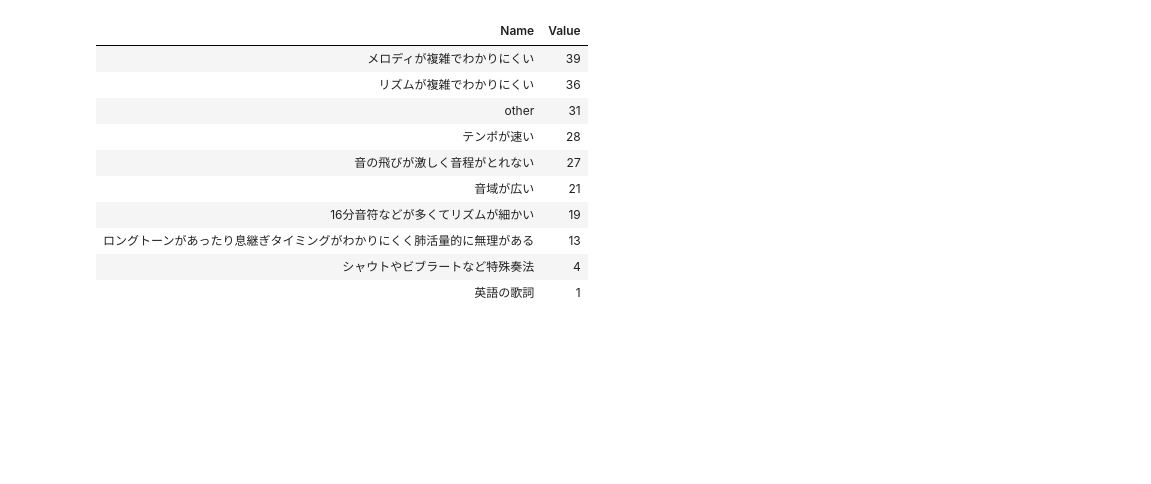
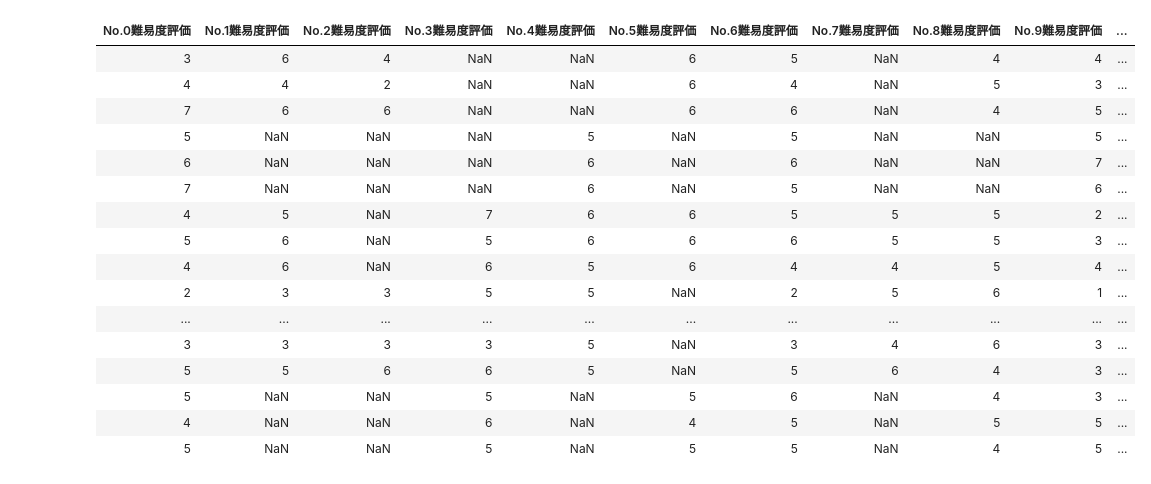
Before and after one commit to yamathcy/sotsuken, a Jupyter notebook: Untitled1.ipynb, the cells around one changed output. Cells and saved outputs as stored; diff of their text form; code cells hidden in the pictures; blank space fills up the shorter version.

```diff
--- a/Untitled1.ipynb
+++ b/Untitled1.ipynb
@@ -14,16 +14,2 @@ The downloaded binary packages are in
 # %%
 library(polycor)
-# %%
-read.csv("s.csv")
-# %% [output]
-| Name | Value |
-| メロディが複雑でわかりにくい | 39 |
-| リズムが複雑でわかりにくい | 36 |
-| other | 31 |
-| テンポが速い | 28 |
-| 音の飛びが激しく音程がとれない | 27 |
-| 音域が広い | 21 |
-| 16分音符などが多くてリズムが細かい | 19 |
-| ロングトーンがあったり息継ぎタイミングがわかりにくく肺活量的に無理がある | 13 |
-| シャウトやビブラートなど特殊奏法 | 4 |
-| 英語の歌詞 | 1 |
@@ -31,0 +16,22 @@ polychor
+# %%
+df <- read.csv("jikken2.csv")
+# %%
+df
+# %% [output]
+| No.0難易度評価 | No.1難易度評価 | No.2難易度評価 | No.3難易度評価 | No.4難易度評価 | No.5難易度評価 | No.6難易度評価 | No.7難易度評価 | No.8難易度評価 | No.9難易度評価 | ... |
+| 3 | 6 | 4 | NaN | NaN | 6 | 5 | NaN | 4 | 4 | ... |
+| 4 | 4 | 2 | NaN | NaN | 6 | 4 | NaN | 5 | 3 | ... |
+| 7 | 6 | 6 | NaN | NaN | 6 | 6 | NaN | 4 | 5 | ... |
+| 5 | NaN | NaN | NaN | 5 | NaN | 5 | NaN | NaN | 5 | ... |
+| 6 | NaN | NaN | NaN | 6 | NaN | 6 | NaN | NaN | 7 | ... |
+| 7 | NaN | NaN | NaN | 6 | NaN | 5 | NaN | NaN | 6 | ... |
+| 4 | 5 | NaN | 7 | 6 | 6 | 5 | 5 | 5 | 2 | ... |
+| 5 | 6 | NaN | 5 | 6 | 6 | 6 | 5 | 5 | 3 | ... |
+| 4 | 6 | NaN | 6 | 5 | 6 | 4 | 4 | 5 | 4 | ... |
+| 2 | 3 | 3 | 5 | 5 | NaN | 2 | 5 | 6 | 1 | ... |
+| ... | ... | ... | ... | ... | ... | ... | ... | ... | ... | ... |
+| 3 | 3 | 3 | 3 | 5 | NaN | 3 | 4 | 6 | 3 | ... |
+| 5 | 5 | 6 | 6 | 5 | NaN | 5 | 6 | 4 | 3 | ... |
+| 5 | NaN | NaN | 5 | NaN | 5 | 6 | NaN | 4 | 3 | ... |
+| 4 | NaN | NaN | 6 | NaN | 4 | 5 | NaN | 5 | 5 | ... |
+| 5 | NaN | NaN | 5 | NaN | 5 | 5 | NaN | 4 | 5 | ... |
```
Also changed, not shown: parts of 8 cells of this notebook, 8 other files.
